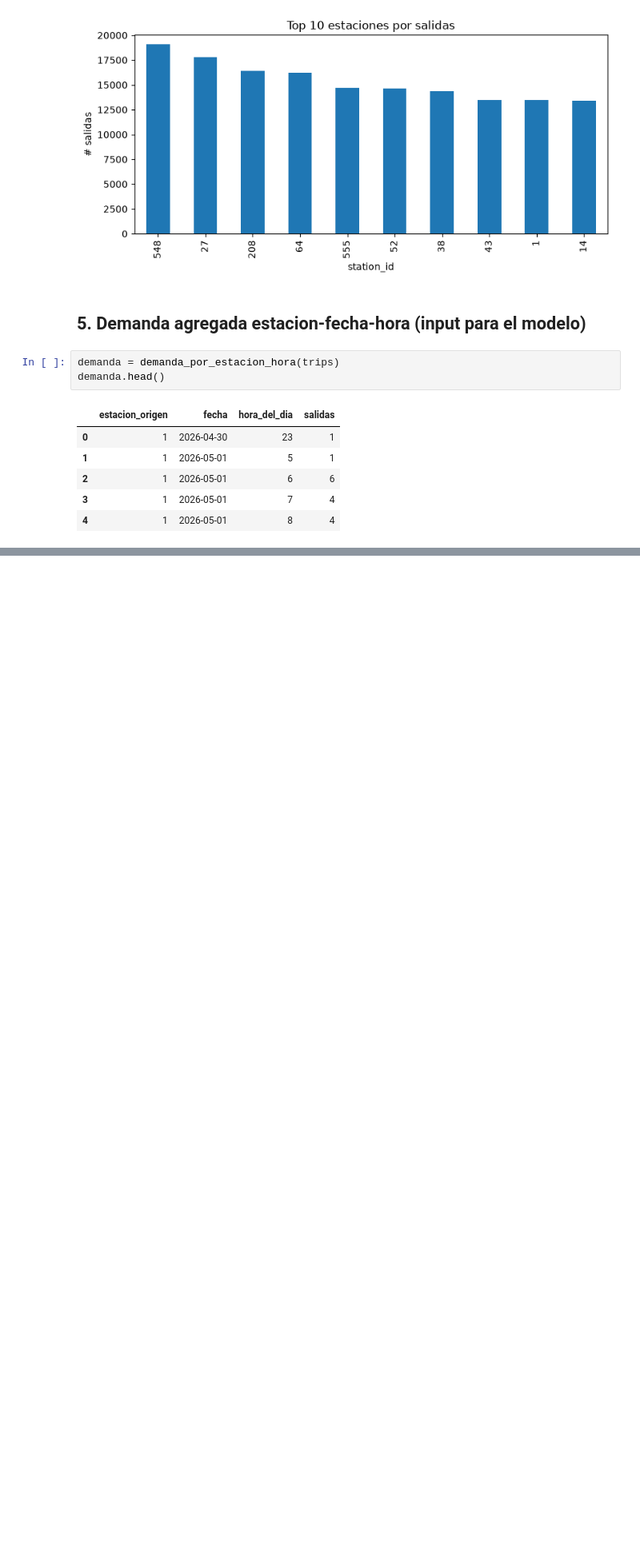
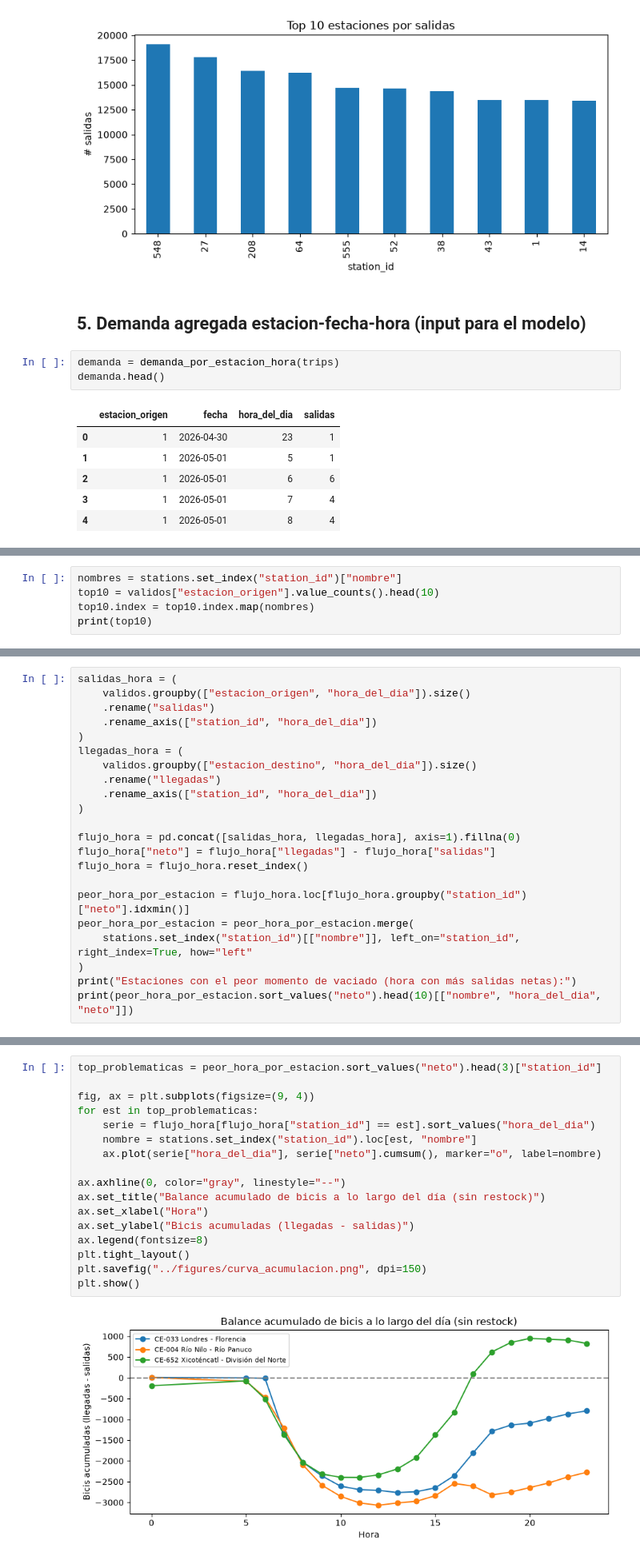
Before and after one commit to taniahdzl/ecobici-demand-forecast, a Jupyter notebook: notebooks/00_template_eda.ipynb, the cells around one changed output, grey strips where cells are left out. Shown at 80% size. Cells and saved outputs as stored; diff of their text form; blank space fills up the shorter version.

```diff
--- a/notebooks/00_template_eda.ipynb
+++ b/notebooks/00_template_eda.ipynb
@@ -160,0 +163,5 @@ demanda.head()
+# %%
+nombres = stations.set_index("station_id")["nombre"]
+top10 = validos["estacion_origen"].value_counts().head(10)
+top10.index = top10.index.map(nombres)
+print(top10)
@@ -160,0 +231,22 @@ demanda.head()
+# %%
+salidas_hora = (
+    validos.groupby(["estacion_origen", "hora_del_dia"]).size()
+    .rename("salidas")
+    .rename_axis(["station_id", "hora_del_dia"])
+)
+llegadas_hora = (
+    validos.groupby(["estacion_destino", "hora_del_dia"]).size()
+    .rename("llegadas")
+    .rename_axis(["station_id", "hora_del_dia"])
+)
+
+flujo_hora = pd.concat([salidas_hora, llegadas_hora], axis=1).fillna(0)
+flujo_hora["neto"] = flujo_hora["llegadas"] - flujo_hora["salidas"]
+flujo_hora = flujo_hora.reset_index()
+
+peor_hora_por_estacion = flujo_hora.loc[flujo_hora.groupby("station_id")["neto"].idxmin()]
+peor_hora_por_estacion = peor_hora_por_estacion.merge(
+    stations.set_index("station_id")[["nombre"]], left_on="station_id", right_index=True, how="left"
+)
+print("Estaciones con el peor momento de vaciado (hora con más salidas netas):")
+print(peor_hora_por_estacion.sort_values("neto").head(10)[["nombre", "hora_del_dia", "neto"]])
@@ -160,0 +266,19 @@ demanda.head()
+# %%
+top_problematicas = peor_hora_por_estacion.sort_values("neto").head(3)["station_id"]
+
+fig, ax = plt.subplots(figsize=(9, 4))
+for est in top_problematicas:
+    serie = flujo_hora[flujo_hora["station_id"] == est].sort_values("hora_del_dia")
+    nombre = stations.set_index("station_id").loc[est, "nombre"]
+    ax.plot(serie["hora_del_dia"], serie["neto"].cumsum(), marker="o", label=nombre)
+
+ax.axhline(0, color="gray", linestyle="--")
+ax.set_title("Balance acumulado de bicis a lo largo del día (sin restock)")
+ax.set_xlabel("Hora")
+ax.set_ylabel("Bicis acumuladas (llegadas - salidas)")
+ax.legend(fontsize=8)
+plt.tight_layout()
+plt.savefig("../figures/curva_acumulacion.png", dpi=150)
+plt.show()
+# %% [output]
+[figure, added]
```
Also changed, not shown: parts of 8 cells of this notebook, 3 other files.
